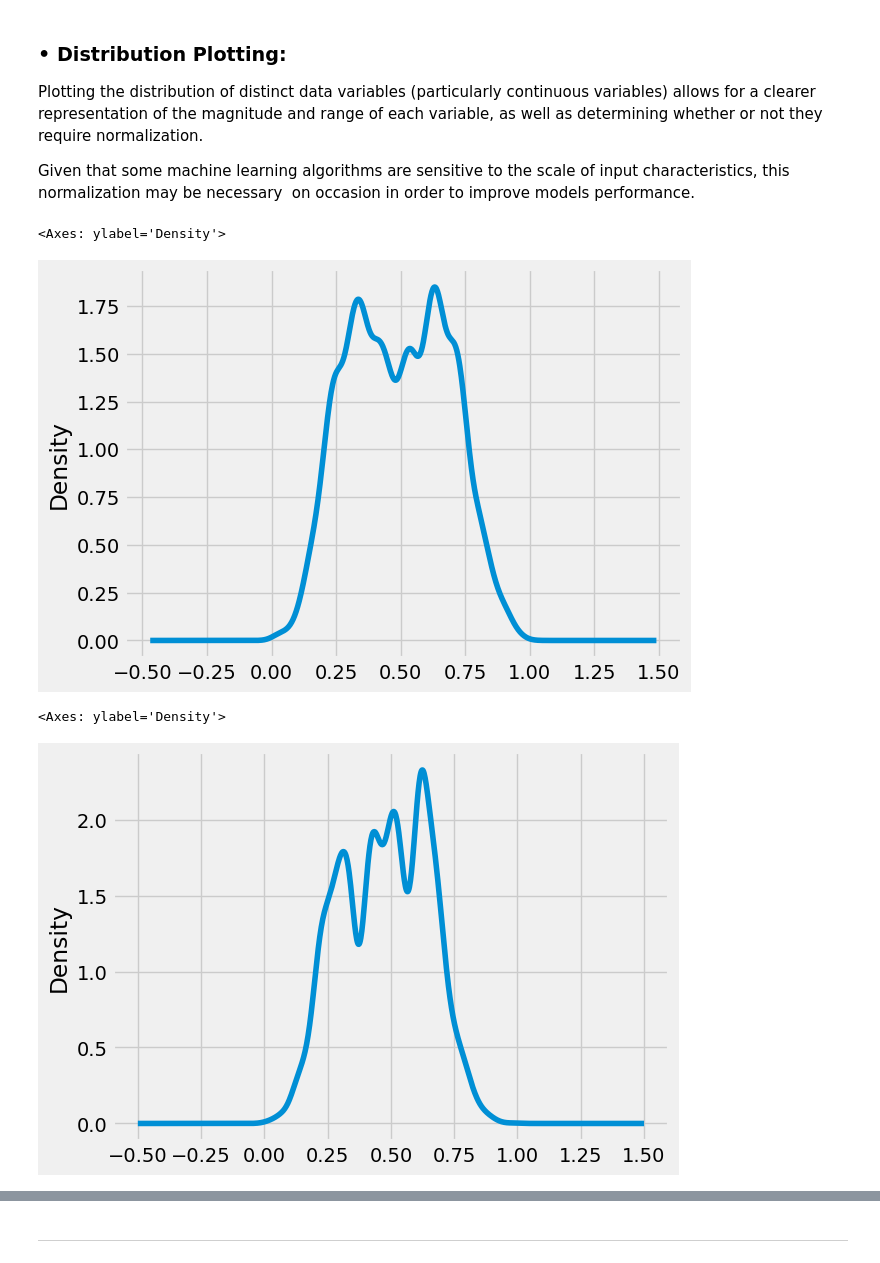
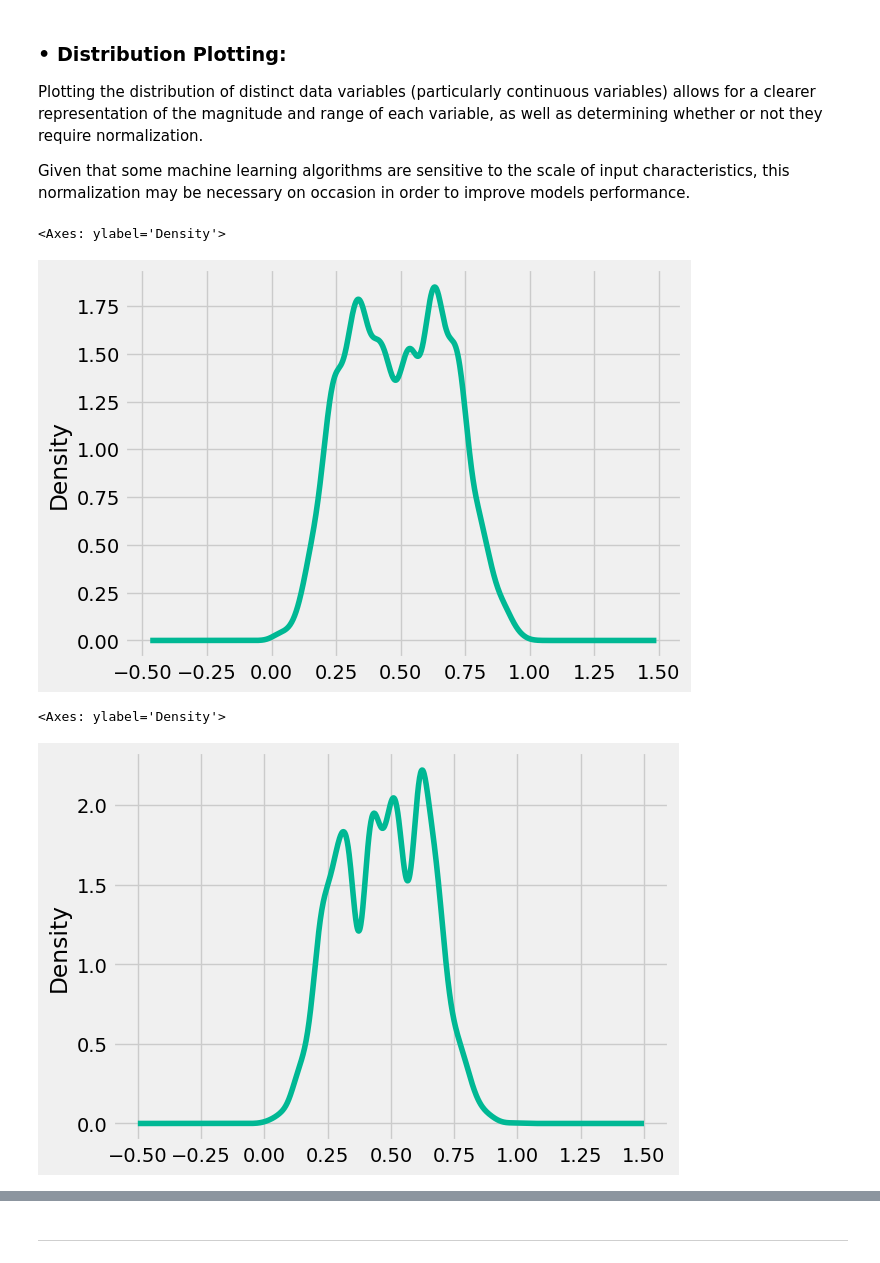
Before and after one commit to kate3890/ML_bike_demand_prediction, a Jupyter notebook: ML&AI_Group Assignment_Group 3.ipynb, the cells around one changed output, grey strips where cells are left out. Cells and saved outputs as stored; diff of their text form; code cells hidden in the pictures.

```diff
--- a/Group3_Notebook_Assignment2 (2).ipynb
+++ b/ML&AI_Group Assignment_Group 3.ipynb
@@ -285,17 +303,17 @@ Given that some machine learning algorithms are sensitive to the scale of input
 # %%
 # Plotting the data distribution for the 'temp' feature.
 
-bike_dataset['temp'].plot(kind='density')
+bike_dataset['temp'].plot(kind='density', color='#00b894')
 # %% [output]
 <Axes: ylabel='Density'>
-[figure, old version]
+[figure, new version]
 # %%
 # Plotting the data distribution for the 'atemp' feature.
 
-data['atemp'].plot(kind='density')
+bike_dataset['atemp'].plot(kind='density', color='#00b894')
 # %% [output]
 <Axes: ylabel='Density'>
-[figure, old version]
+[figure, new version]
 # %%
 # Plotting the data distribution for the 'hum' feature.
 
```
Also changed, not shown: parts of 146 cells of this notebook.
